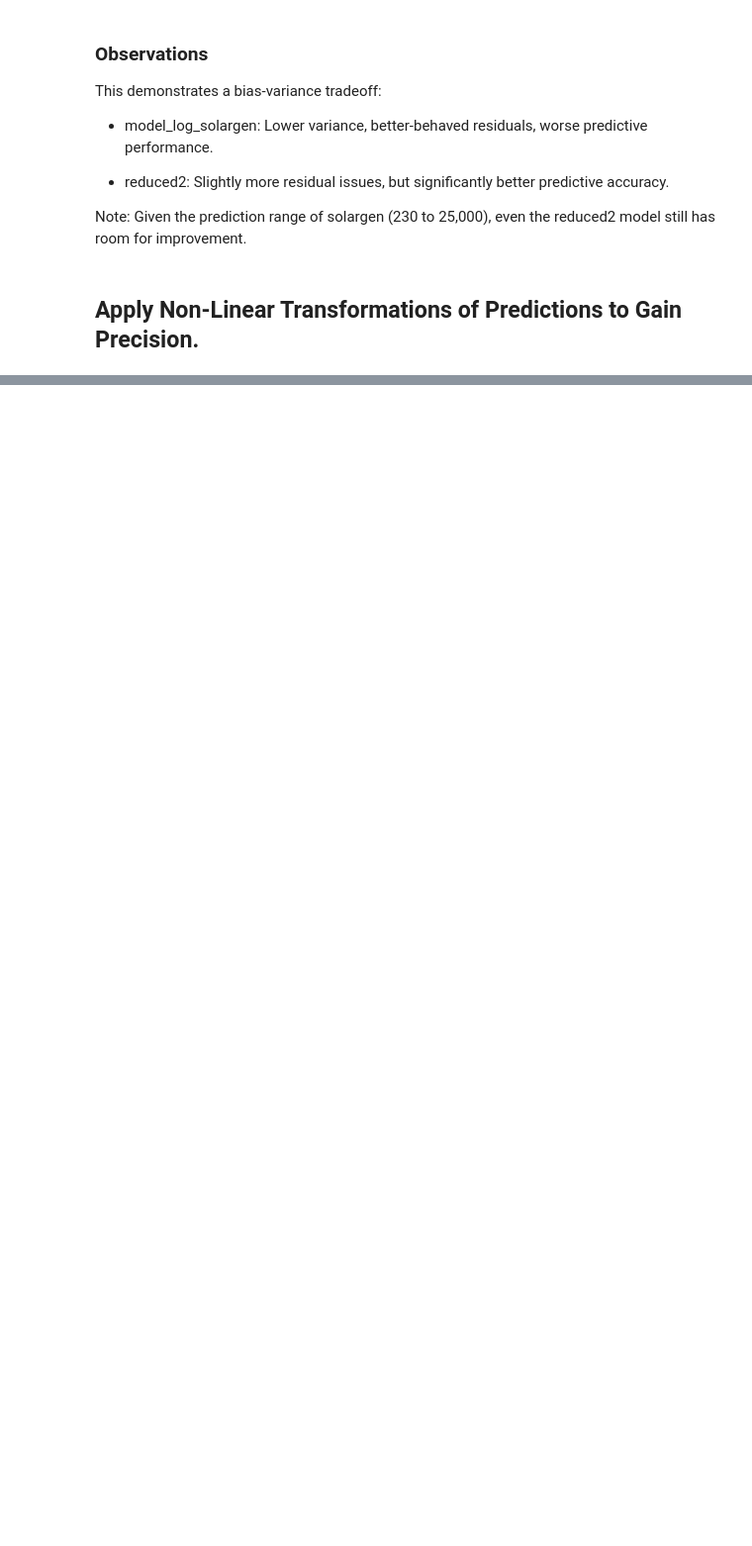
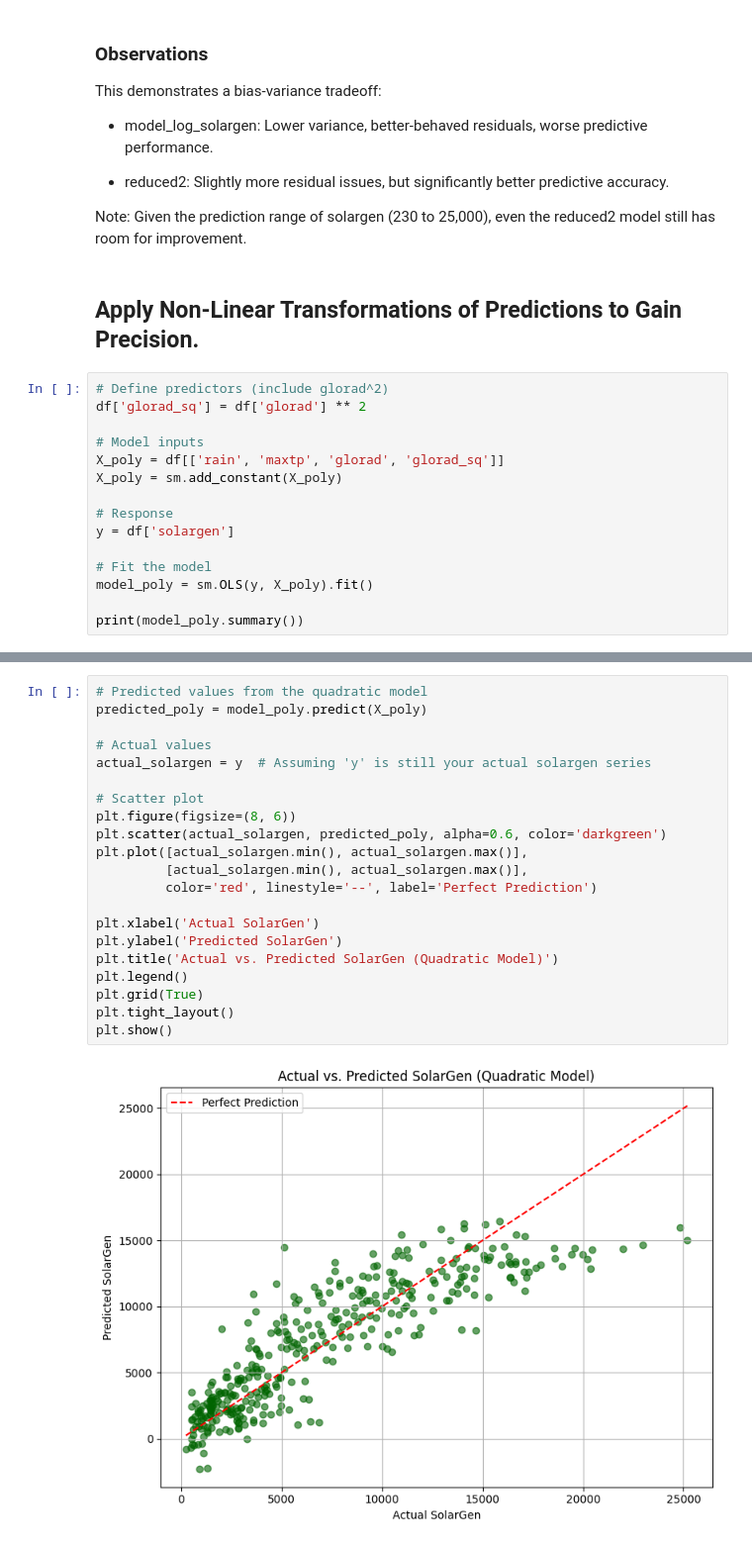
Before and after one commit to MatthieuGlemarec/SolarCast, a Jupyter notebook: Notebooks/02_Exploratory_Data_Analysis.ipynb, the cells around one changed output, grey strips where cells are left out. Shown: that part at 99% size. Drawn from its saved outputs; the diff is of its cells as text; blank space fills up the shorter version.

Commit message:
Conducted Anova test on model_poly. Plotted Actual v Predicted graph - model_poly alonside reduced2 for comparison

```diff
--- a/Notebooks/02_Exploratory_Data_Analysis.ipynb
+++ b/Notebooks/02_Exploratory_Data_Analysis.ipynb
@@ -772,3 +772,18 @@ This demonstrates a bias-variance tradeoff:
 Note: Given the prediction range of solargen (230 to 25,000), even the reduced2 model still has room for improvement.
 # %% [markdown]
 ## Apply Non-Linear Transformations of Predictions to Gain Precision.
+# %%
+# Define predictors (include glorad^2)
+df['glorad_sq'] = df['glorad'] ** 2
+
+# Model inputs
+X_poly = df[['rain', 'maxtp', 'glorad', 'glorad_sq']]
+X_poly = sm.add_constant(X_poly)
+
+# Response
+y = df['solargen']
+
+# Fit the model
+model_poly = sm.OLS(y, X_poly).fit()
+
+print(model_poly.summary())
@@ -774,0 +810,23 @@ Note: Given the prediction range of solargen (230 to 25,000), even the reduced2
+# %%
+# Predicted values from the quadratic model
+predicted_poly = model_poly.predict(X_poly)
+
+# Actual values
+actual_solargen = y  # Assuming 'y' is still your actual solargen series
+
+# Scatter plot
+plt.figure(figsize=(8, 6))
+plt.scatter(actual_solargen, predicted_poly, alpha=0.6, color='darkgreen')
+plt.plot([actual_solargen.min(), actual_solargen.max()],
+         [actual_solargen.min(), actual_solargen.max()],
+         color='red', linestyle='--', label='Perfect Prediction')
+
+plt.xlabel('Actual SolarGen')
+plt.ylabel('Predicted SolarGen')
+plt.title('Actual vs. Predicted SolarGen (Quadratic Model)')
+plt.legend()
+plt.grid(True)
+plt.tight_layout()
+plt.show()
+# %% [output]
+[figure, added]
```
Also changed, not shown: parts of 7 cells of this notebook.
